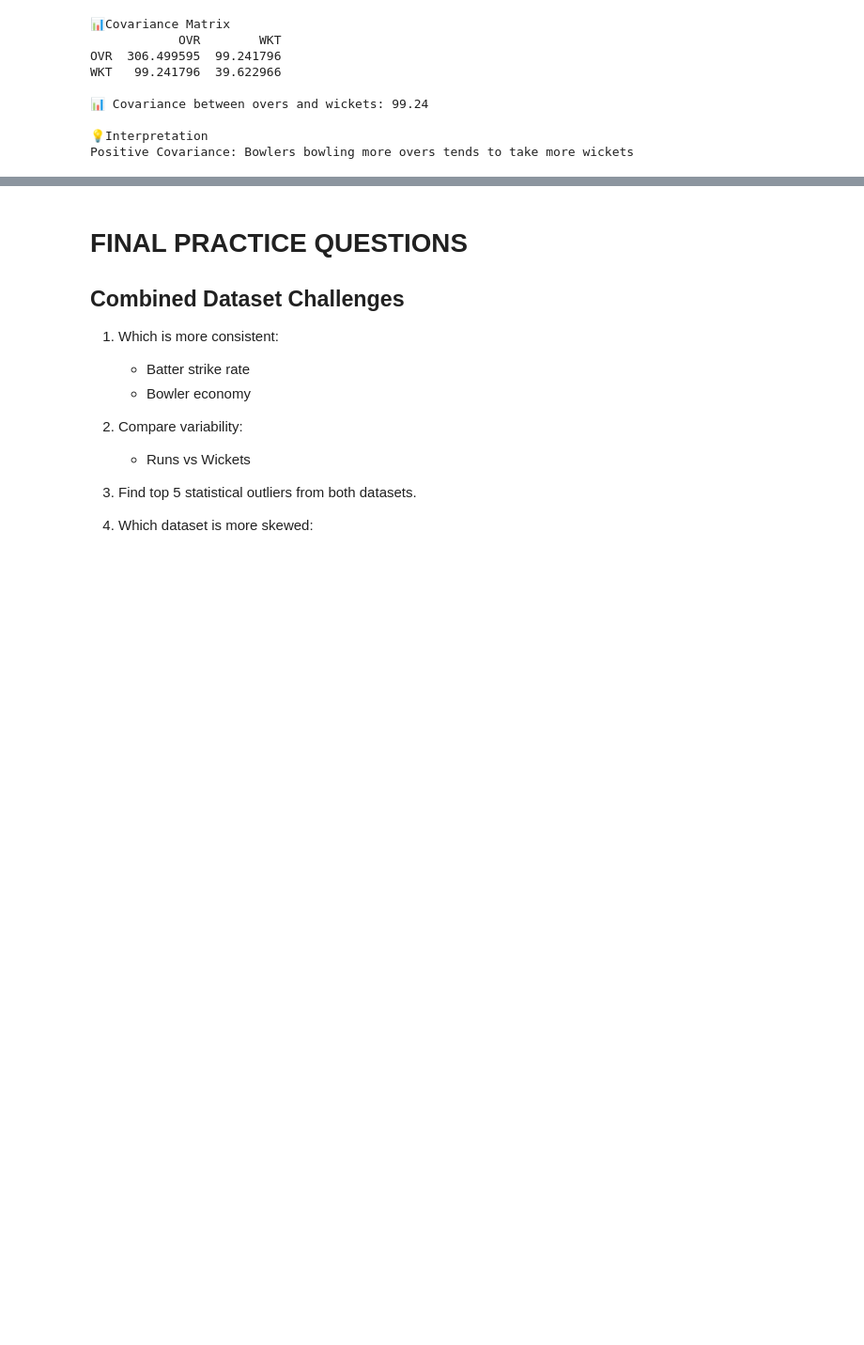
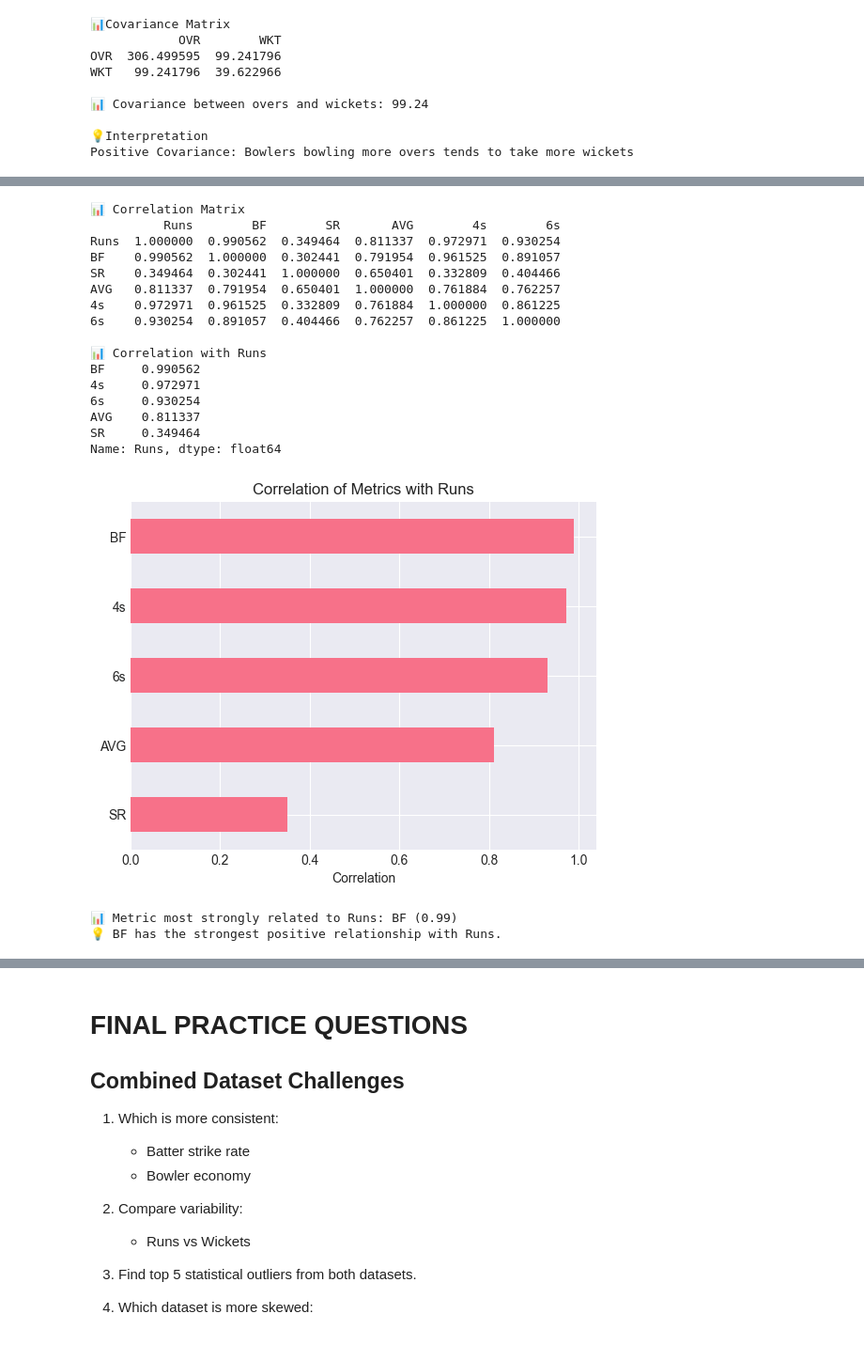
Before and after one commit to shahyash1136/data-analyst-porjects, a Jupyter notebook: IPL_2025_jupyterbook/index.ipynb, the cells around one changed output, grey strips where cells are left out. Shown at 94% size. Saved outputs shown, nothing was run; the diff lists cells and outputs as text; code cells hidden in the pictures; blank space fills up the shorter version.

```diff
--- a/IPL_2025_jupyterbook/index.ipynb
+++ b/IPL_2025_jupyterbook/index.ipynb
@@ -3998,0 +4079,56 @@ Positive Covariance: Bowlers bowling more overs tends to take more wickets
+# %%
+# 3. Which metric strongly affects runs?
+numeric_cols = ["Runs", "BF", "SR", "AVG", "4s", "6s"]
+
+corr_matrix = df_batters[numeric_cols].corr()
+
+print("📊 Correlation Matrix")
+print(corr_matrix)
+
+# Runs ke saath correlations
+runs_corr = corr_matrix["Runs"].drop("Runs")
+
+print("\n📊 Correlation with Runs")
+print(runs_corr.sort_values(ascending=False))
+
+runs_corr.sort_values().plot(kind="barh")
+plt.title("Correlation of Metrics with Runs")
+plt.xlabel("Correlation")
+plt.show()
+
+strongest_metric = runs_corr.abs().idxmax()
+strongest_corr = runs_corr[strongest_metric]
+
+print(
+    f"\n📊 Metric most strongly related to Runs: "
+    f"{strongest_metric} ({strongest_corr:.2f})"
+)
+
+if strongest_corr > 0:
+    print(
+        f"💡 {strongest_metric} has the strongest positive " f"relationship with Runs."
+    )
+else:
+    print(
+        f"💡 {strongest_metric} has the strongest negative " f"relationship with Runs."
+    )
+# %% [output]
+📊 Correlation Matrix
+          Runs        BF        SR       AVG        4s        6s
+Runs  1.000000  0.990562  0.349464  0.811337  0.972971  0.930254
+BF    0.990562  1.000000  0.302441  0.791954  0.961525  0.891057
+SR    0.349464  0.302441  1.000000  0.650401  0.332809  0.404466
+AVG   0.811337  0.791954  0.650401  1.000000  0.761884  0.762257
+4s    0.972971  0.961525  0.332809  0.761884  1.000000  0.861225
+6s    0.930254  0.891057  0.404466  0.762257  0.861225  1.000000
+
+📊 Correlation with Runs
+BF     0.990562
+4s     0.972971
+6s     0.930254
+AVG    0.811337
+SR     0.349464
+Name: Runs, dtype: float64
+[figure, added]
+📊 Metric most strongly related to Runs: BF (0.99)
+💡 BF has the strongest positive relationship with Runs.
```
Also changed, not shown: parts of 19 cells of this notebook.
